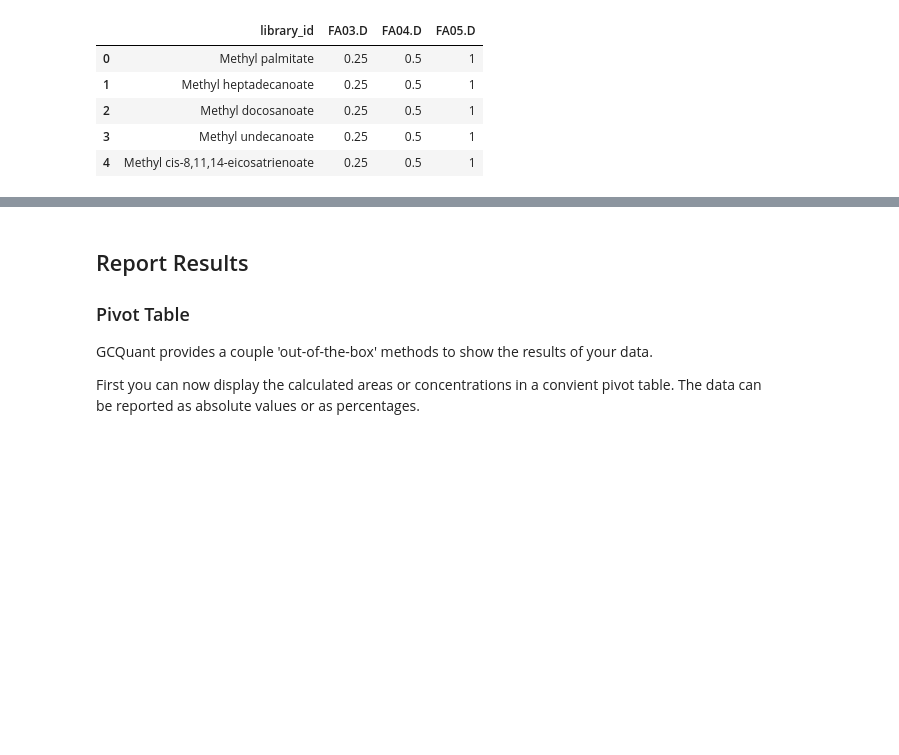
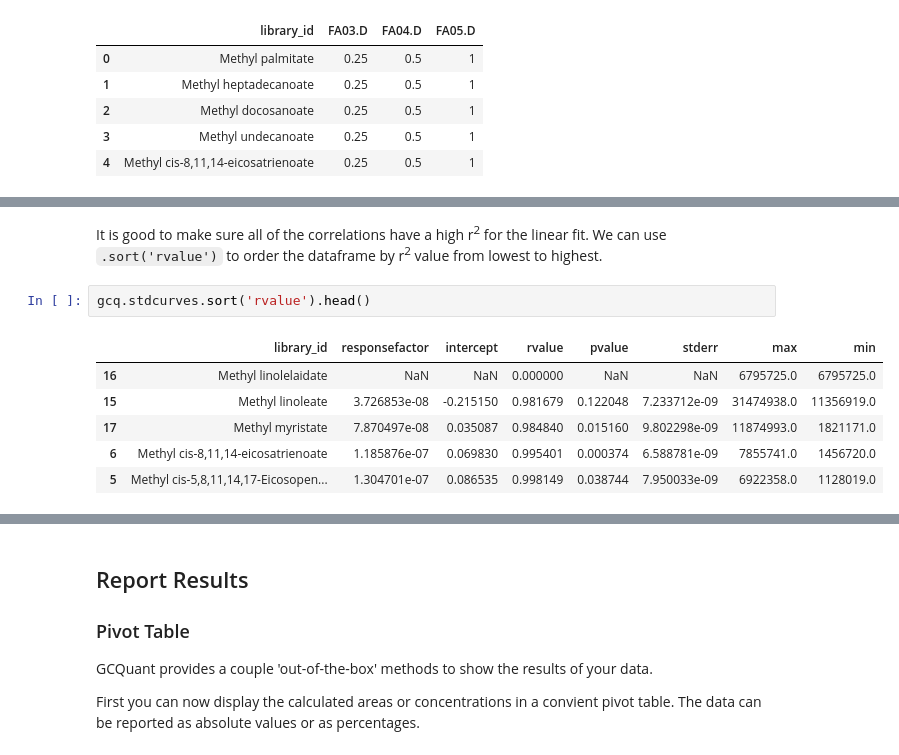
Before and after one commit to audere-labs/pyvalence, a Jupyter notebook: example_gcquant.ipynb, the cells around one changed output, grey strips where cells are left out. Saved outputs shown, nothing was run; the diff lists cells and outputs as text; blank space fills up the shorter version.

```diff
--- a/example_gcquant.ipynb
+++ b/example_gcquant.ipynb
@@ -104,0 +103,11 @@ concentrations.head()
+# %% [markdown]
+It is good to make sure all of the correlations have a high r<sup>2</sup> for the linear fit. We can use `.sort('rvalue')` to order the dataframe by r<sup>2</sup> value from lowest to highest.
+# %%
+gcq.stdcurves.sort('rvalue').head()
+# %% [output]
+|  | library_id | responsefactor | intercept | rvalue | pvalue | stderr | max | min |
+| 16 | Methyl linolelaidate | NaN | NaN | 0.000000 | NaN | NaN | 6795725.0 | 6795725.0 |
+| 15 | Methyl linoleate | 3.726853e-08 | -0.215150 | 0.981679 | 0.122048 | 7.233712e-09 | 31474938.0 | 11356919.0 |
+| 17 | Methyl myristate | 7.870497e-08 | 0.035087 | 0.984840 | 0.015160 | 9.802298e-09 | 11874993.0 | 1821171.0 |
+| 6 | Methyl cis-8,11,14-eicosatrienoate | 1.185876e-07 | 0.069830 | 0.995401 | 0.000374 | 6.588781e-09 | 7855741.0 | 1456720.0 |
+| 5 | Methyl cis-5,8,11,14,17-Eicosopen... | 1.304701e-07 | 0.086535 | 0.998149 | 0.038744 | 7.950033e-09 | 6922358.0 | 1128019.0 |
```
Also changed, not shown: parts of 31 cells of this notebook, 3 other files.
